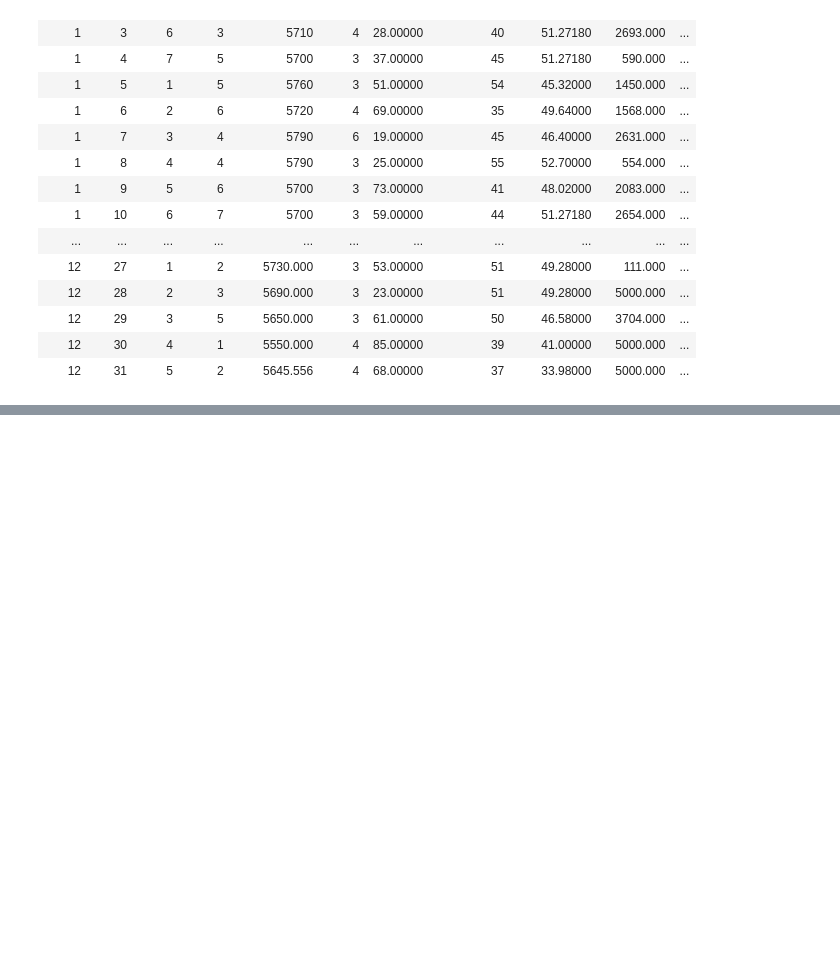
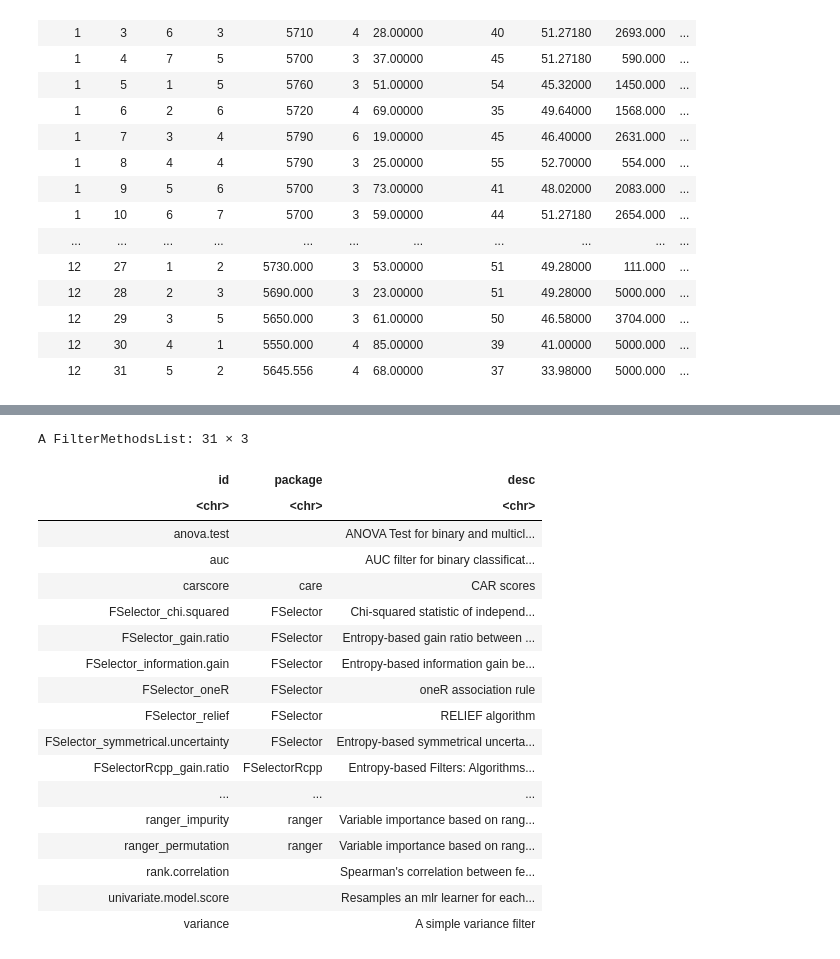
Before and after one commit to alejandro-armenta/r_machine_learning, a Jupyter notebook: lr.ipynb, the cells around one changed output, grey strips where cells are left out. Saved outputs shown, nothing was run; the diff lists cells and outputs as text; code cells hidden in the pictures; blank space fills up the shorter version.

```diff
--- a/lr.ipynb
+++ b/lr.ipynb
@@ -319,0 +287,22 @@ lin<-makeLearner('regr.lm')
+# %%
+listFilterMethods()
+# %% [output]
+A FilterMethodsList: 31 × 3
+| id | package | desc |
+| <chr> | <chr> | <chr> |
+| anova.test |  | ANOVA Test for binary and multicl... |
+| auc |  | AUC filter for binary classificat... |
+| carscore | care | CAR scores |
+| FSelector_chi.squared | FSelector | Chi-squared statistic of independ... |
+| FSelector_gain.ratio | FSelector | Entropy-based gain ratio between ... |
+| FSelector_information.gain | FSelector | Entropy-based information gain be... |
+| FSelector_oneR | FSelector | oneR association rule |
+| FSelector_relief | FSelector | RELIEF algorithm |
+| FSelector_symmetrical.uncertainty | FSelector | Entropy-based symmetrical uncerta... |
+| FSelectorRcpp_gain.ratio | FSelectorRcpp | Entropy-based Filters: Algorithms... |
+| ... | ... | ... |
+| ranger_impurity | ranger | Variable importance based on rang... |
+| ranger_permutation | ranger | Variable importance based on rang... |
+| rank.correlation |  | Spearman's correlation between fe... |
+| univariate.model.score |  | Resamples an mlr learner for each... |
+| variance |  | A simple variance filter |
```
Also changed, not shown: parts of 49 cells of this notebook, 2 other files.
